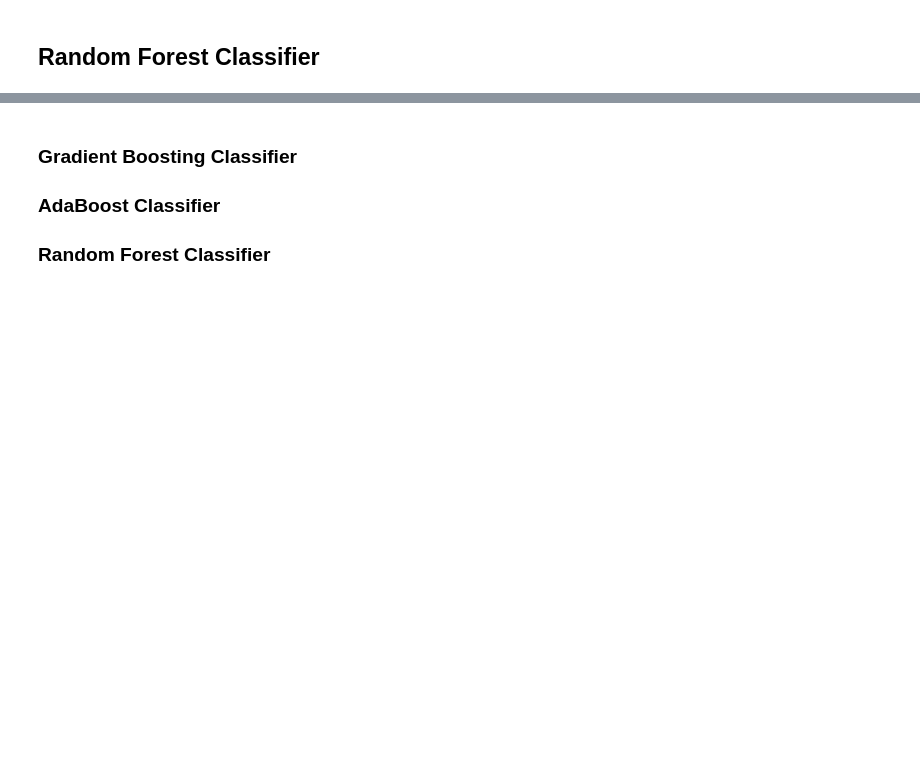
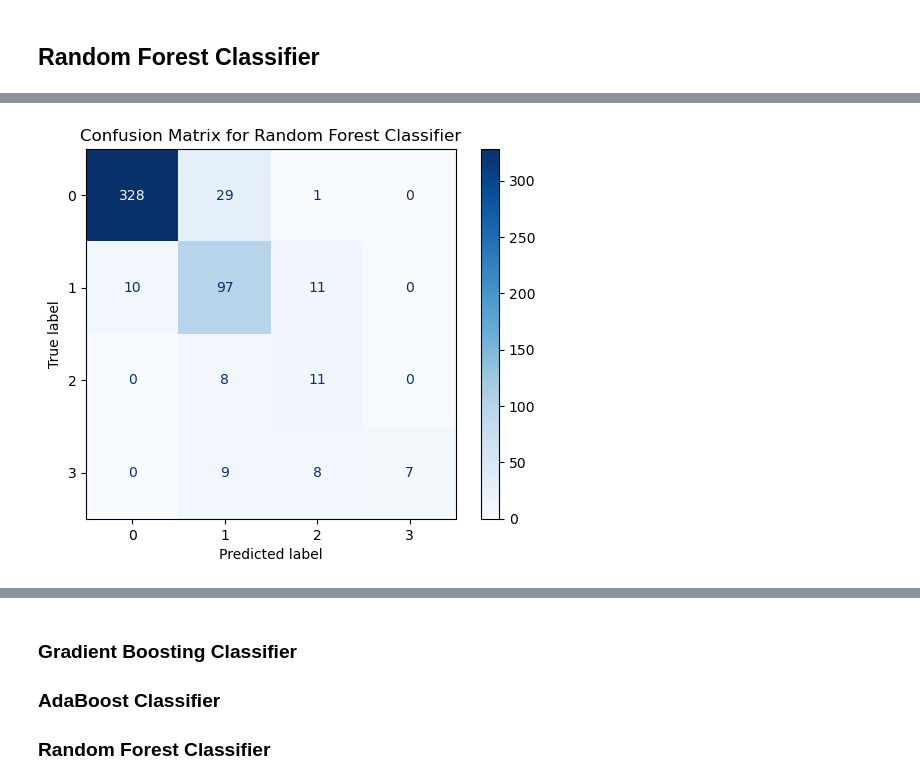
Before and after one commit to ARJUN-VijAI-DS/Car-Evaluation, a Jupyter notebook: car_evaluation.ipynb, the cells around one changed output, grey strips where cells are left out. Drawn from its saved outputs; the diff is of its cells as text; code cells hidden in the pictures; blank space fills up the shorter version.

```diff
--- a/car_evaluation.ipynb
+++ b/car_evaluation.ipynb
@@ -348,0 +366,14 @@ weighted avg       0.96      0.96      0.96       519
+# %%
+import matplotlib.pyplot as plt
+from sklearn.metrics import confusion_matrix, ConfusionMatrixDisplay
+
+# Generate the confusion matrix
+cm = confusion_matrix(y_test, y_pred)
+
+# Plot the confusion matrix
+disp = ConfusionMatrixDisplay(confusion_matrix=cm, display_labels=model.classes_)
+disp.plot(cmap=plt.cm.Blues)
+plt.title("Confusion Matrix for Random Forest Classifier")
+plt.show()
+# %% [output]
+[figure, added]
```
Also changed, not shown: parts of 11 cells of this notebook.
